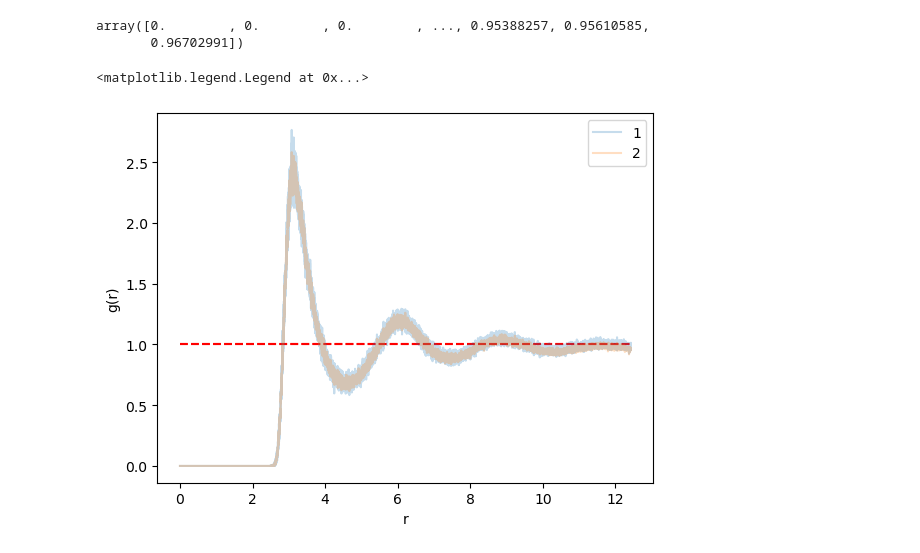
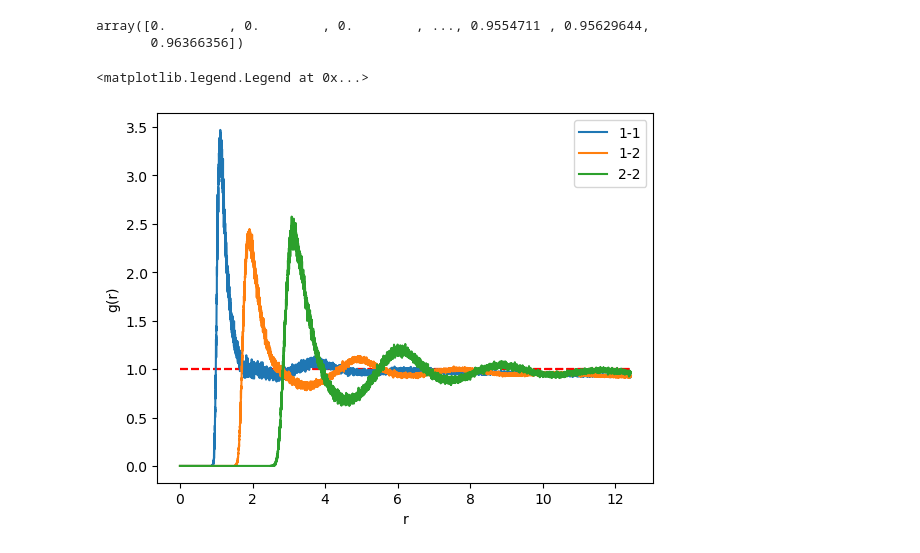
Before and after one commit to minu928/MDbrew, a Jupyter notebook: benchmark/rdf.ipynb, the cells around one changed output. Drawn from its saved outputs; the diff is of its cells as text; code cells hidden in the pictures.

```diff
--- a/benchmark/rdf.ipynb
+++ b/benchmark/rdf.ipynb
@@ -1,8 +1,10 @@
 # %%
 from MDbrew.opener import DumpOpener
 from MDbrew.tools import Extractor, timeCount
-data = DumpOpener('./test.file')
-# pos = Extractor(data=data).get_position_db(type_=1)
+print("Hello")
+data = DumpOpener('./test.lammpstrj')
+pos1 = Extractor(data=data).get_position_db(type_=1)
 pos = Extractor(data=data).get_position_db(type_=2)
 ss = data.get_system_size()
+ss
 # %% [output]
@@ -13,18 +22,21 @@ ss = data.get_system_size()
-# %%
-from test_MDbrew.RDF2 import RDF
-rdf = RDF(pos, pos, ss)
-rdf2 = RDF(pos, pos, ss)
-rdf.get_rdf(resolution=20000)
-rdf2.get_rdf(resolution=10000)
-# %% [output]
-array([0.        , 0.        , 0.        , ..., 0.95388257, 0.95610585,
-       0.96702991])
+# %%
+from test_MDbrew.RDF2 import RDF
+rdf_11 = RDF(pos1, pos1, ss)
+rdf_12 = RDF(pos1, pos, ss)
+rdf_22 = RDF(pos, pos, ss)
+rdf_11.get_rdf(resolution=10000)
+rdf_12.get_rdf(resolution=10000)
+rdf_22.get_rdf(resolution=10000)
+# %% [output]
+array([0.        , 0.        , 0.        , ..., 0.9554711 , 0.95629644,
+       0.96366356])
 # %%
 import numpy as np
 import matplotlib.pyplot as plt
-rdf.plot_g_r(label = '1', alpha=0.25)
-rdf2.plot_g_r(label='2', alpha=0.25)
+rdf_11.plot_g_r(label = '1-1', alpha=1.0)
+rdf_12.plot_g_r(label = '1-2', alpha=1.0)
+rdf_22.plot_g_r(label = '2-2', alpha=1.0)
 plt.legend()
 # %% [output]
 <matplotlib.legend.Legend at 0x...>
-[figure, old version]
+[figure, new version]
```
Also changed, not shown: parts of 1 cell of this notebook, 4 other files.
